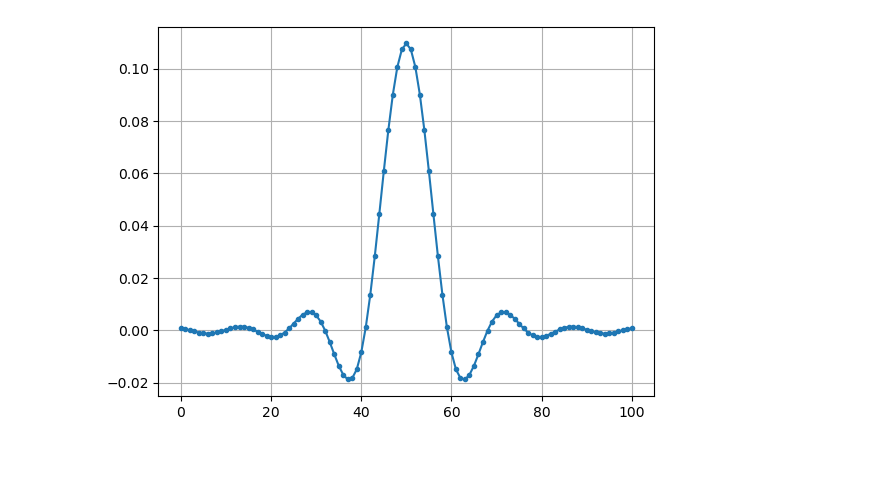
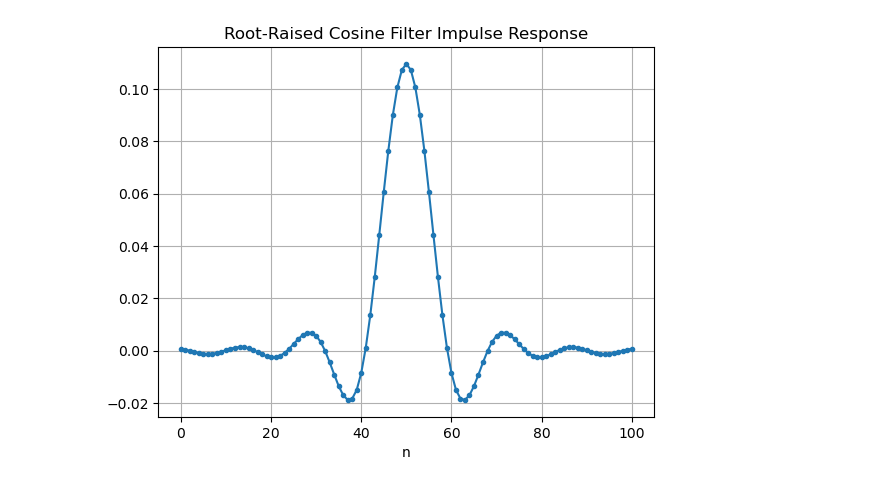
Before and after one commit to cddelong6626/sdr-notebooks, a Jupyter notebook: qpsk_sim.ipynb, the cells around one changed output. Drawn from its saved outputs; the diff is of its cells as text; code cells hidden in the pictures; blank space fills up the shorter version.

```diff
--- a/qpsk_sim.ipynb
+++ b/qpsk_sim.ipynb
@@ -81,31 +79,6 @@ plt.show()
 # %%
-# Create root-raised cosine filter
-num_taps = 101
-beta = 0.35
-Ts = SPS
+h_rrc = rrc_coef(Ts=SPS)
 
-h_rrc = np.zeros(num_taps, dtype=complex)
-t_vec = np.arange(num_taps)  - (num_taps-1)//2 # -50, -49, ..., 49, 50
-for i, t in enumerate(t_vec):
-    # Piecewise definition from https://en.wikipedia.org/wiki/Root-raised-cosine_filter
-
-    # t = 0:
-    if t == 0:
-        h_rrc[i] = 1/Ts * (1 + beta*(4/np.pi - 1))
-        continue
-
-    # t = Ts/(4*beta):
-    if abs(t) == Ts/(4*beta):
-        h_rrc[i] = beta/(Ts*np.sqrt(2)) * ( (1 + 2/np.pi)*np.sin(np.pi/(4*beta)) + \
-                                       (1 - 2/np.pi)*np.cos(np.pi/(4*beta)) )
-        continue
-
-    # otherwise
-    h_rrc[i] = 1/Ts * (np.sin(np.pi*(t/Ts)*(1-beta)) + 4*beta*(t/Ts)*np.cos(np.pi*(t/Ts)*(1+beta))) / \
-                  (np.pi*(t/Ts)*(1 - (4*beta*(t/Ts))**2))
-
-plt.plot(h.real, '.-')
-plt.grid(True)
-plt.show()
+plot_signal(h_rrc.real, title='Root-Raised Cosine Filter Impulse Response')
 # %% [output]
-[figure, old version]
+[figure, new version]
```
Also changed, not shown: parts of 12 cells of this notebook, 1 other file.
